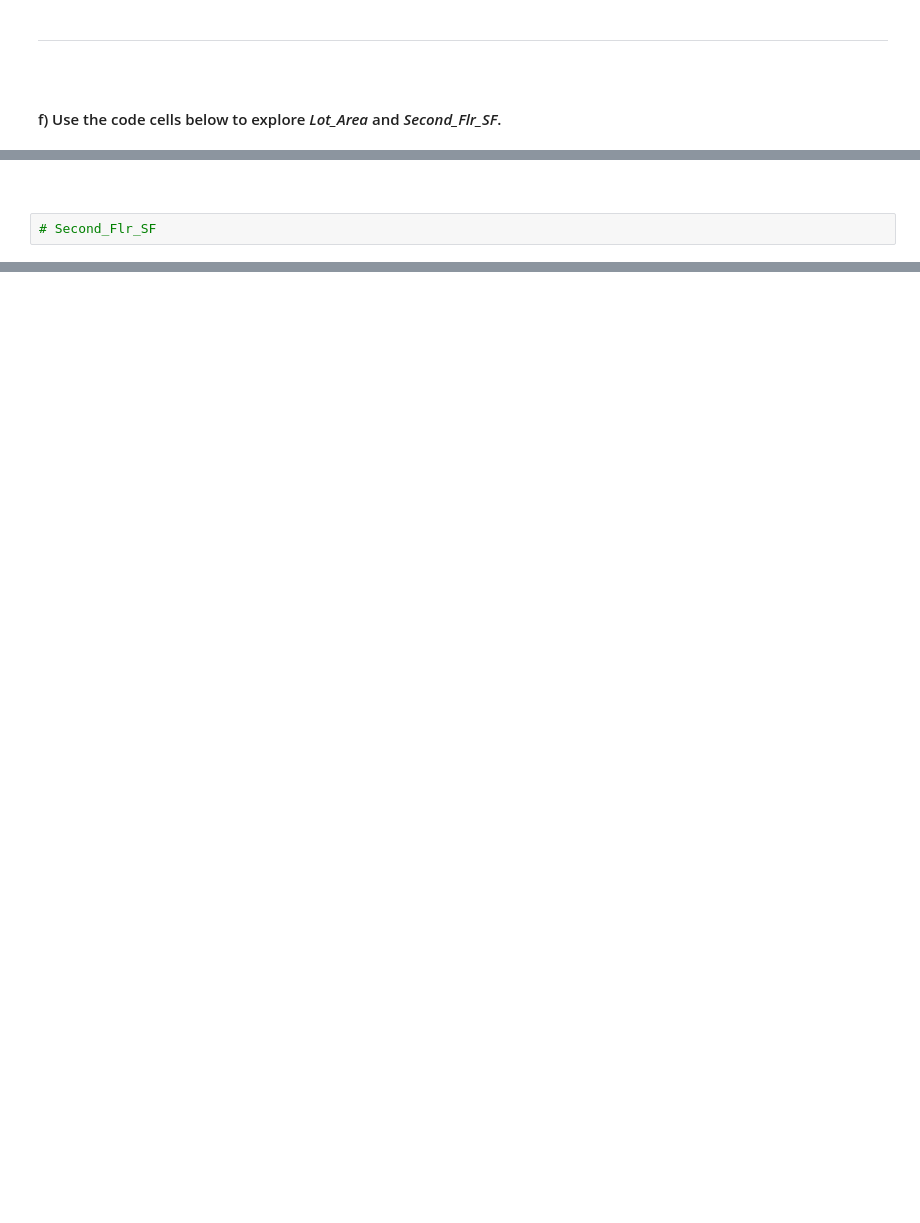
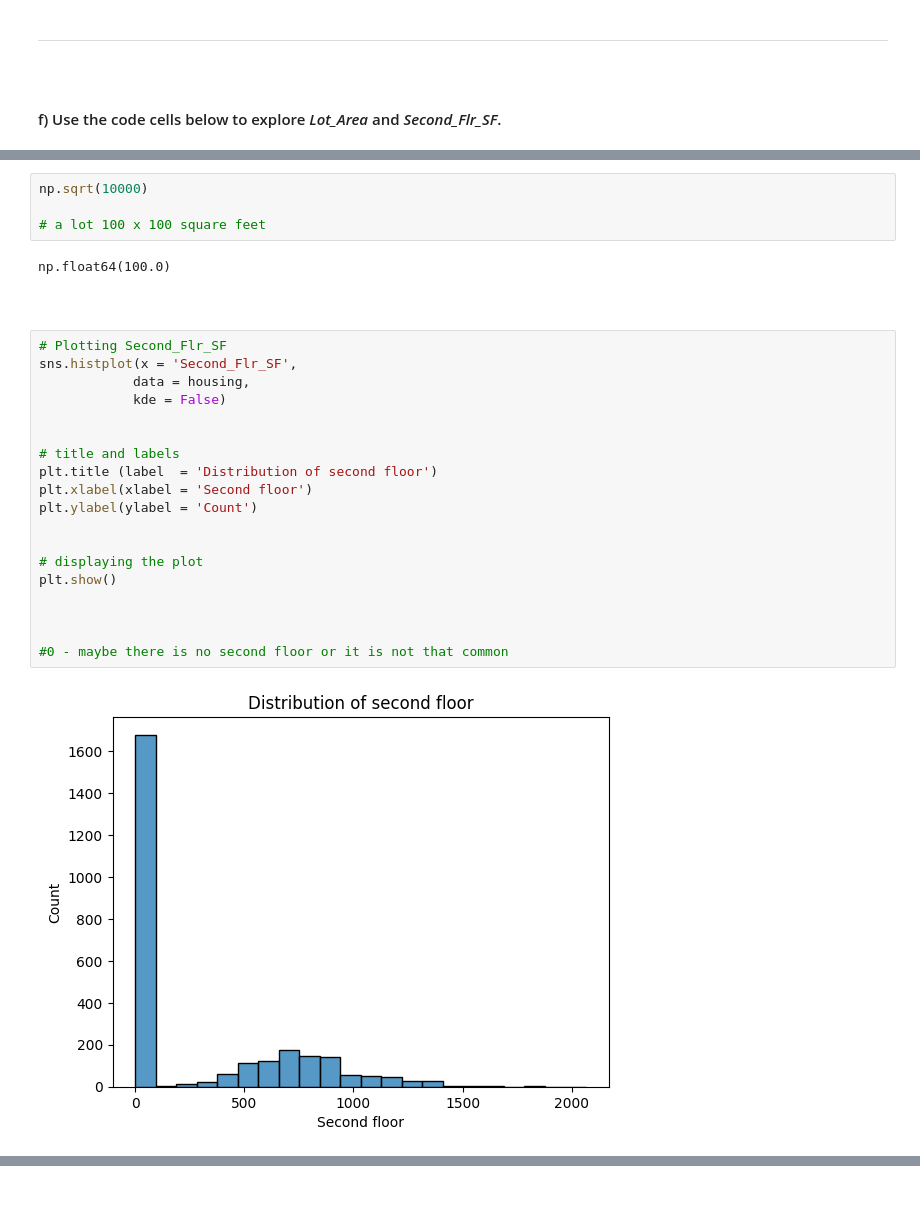
Before and after one commit to d-vrey/business_analysis_structured_data, a Jupyter notebook: Script 02 - Missing Value Analysis and Transformations - Guided.ipynb, the cells around one changed output, grey strips where cells are left out. Saved outputs shown, nothing was run; the diff lists cells and outputs as text; blank space fills up the shorter version.

```diff
--- a/Script 02 - Missing Value Analysis and Transformations - Guided.ipynb
+++ b/Script 02 - Missing Value Analysis and Transformations - Guided.ipynb
@@ -230,4 +276,29 @@ housing[ ['Mas_Vnr_Area', 'm_Mas_Vnr_Area'] ][housing['m_Mas_Vnr_Area'] == 1].he
+# %%
+np.sqrt(10000)
+
+# a lot 100 x 100 square feet
+# %% [output]
+np.float64(100.0)
 # %% [markdown]
 <br>
-# %%
-# Second_Flr_SF
+# %%
+# Plotting Second_Flr_SF
+sns.histplot(x = 'Second_Flr_SF',
+            data = housing,
+            kde = False)
+
+
+# title and labels
+plt.title (label  = 'Distribution of second floor')
+plt.xlabel(xlabel = 'Second floor')
+plt.ylabel(ylabel = 'Count')
+
+
+# displaying the plot
+plt.show()
+
+
+
+#0 - maybe there is no second floor or it is not that common
+# %% [output]
+[figure, added]
```
Also changed, not shown: parts of 9 cells of this notebook.
